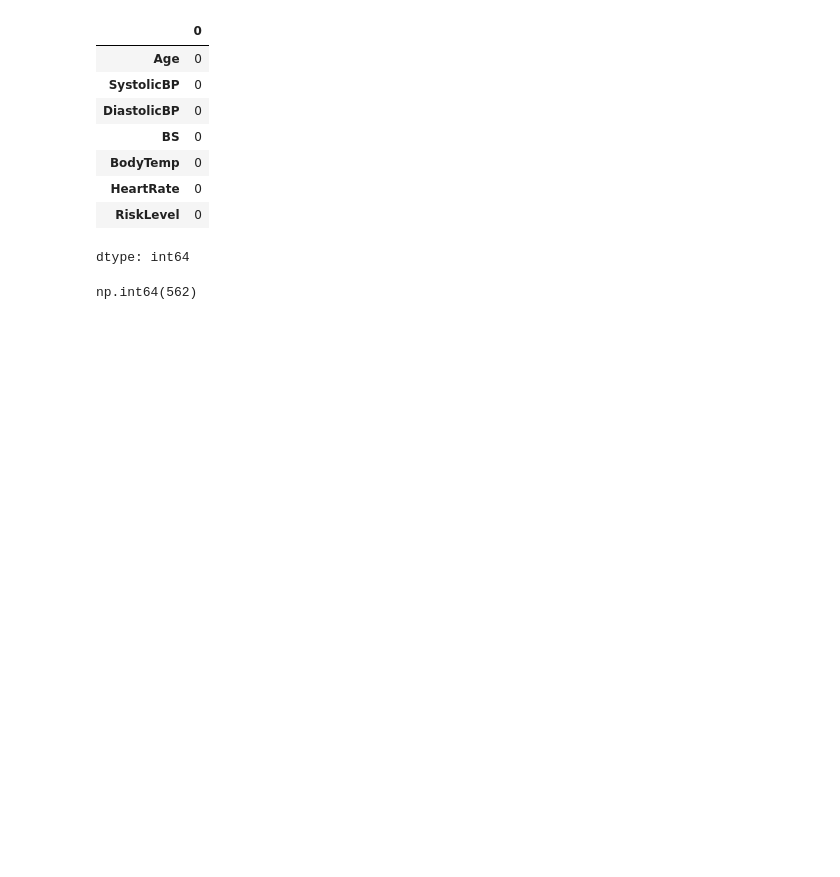
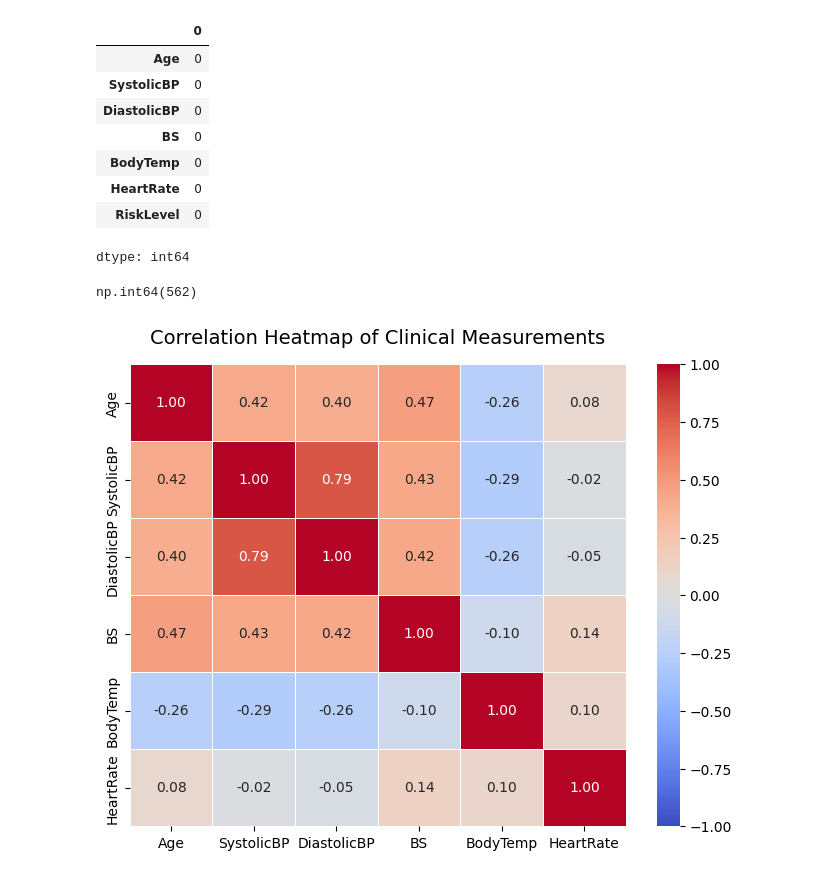
Before and after one commit to mahmooda23/Early-Risk-Stratification-of-Maternal-Complications-during-Pregnancy-, a Jupyter notebook: predict_risk_during_pregnancy.ipynb, the cells around one changed output. Saved outputs shown, nothing was run; the diff lists cells and outputs as text; code cells hidden in the pictures; blank space fills up the shorter version.

```diff
--- a/predict_risk_during_pregnancy.ipynb
+++ b/predict_risk_during_pregnancy.ipynb
@@ -91,3 +91,20 @@ dtype: int64
 df.duplicated().sum()
 # %% [output]
 np.int64(562)
+# %%
+
+# 1. Correlation Heatmap (Feature-to-Feature)
+
+plt.figure(figsize=(8, 6))
+
+# use numeric_only = True so it ignores the text-based RiskLevel column
+correlation_matrix = df.corr(numeric_only=True)
+
+# Generate the heatmap
+# annot=True puts the exact correlation numbers inside the squares
+
+sns.heatmap(correlation_matrix, annot=True, cmap='coolwarm', fmt=".2f", vmin=-1, vmax=1, linewidths=0.5)
+plt.title('Correlation Heatmap of Clinical Measurements', pad=15, fontsize=14)
+plt.show()
+# %% [output]
+[figure, added]
```
Also changed, not shown: parts of 1 cell of this notebook.
